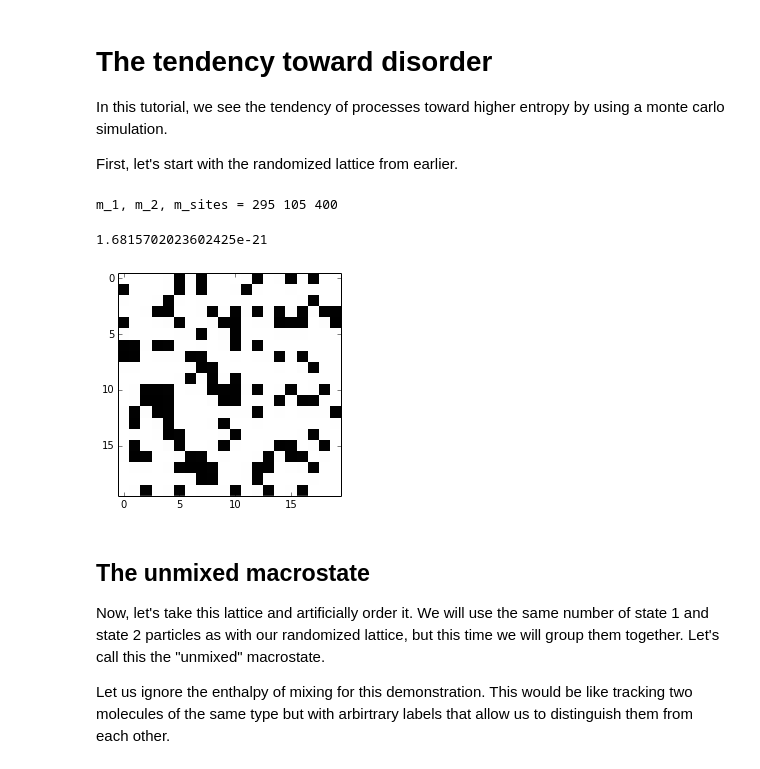
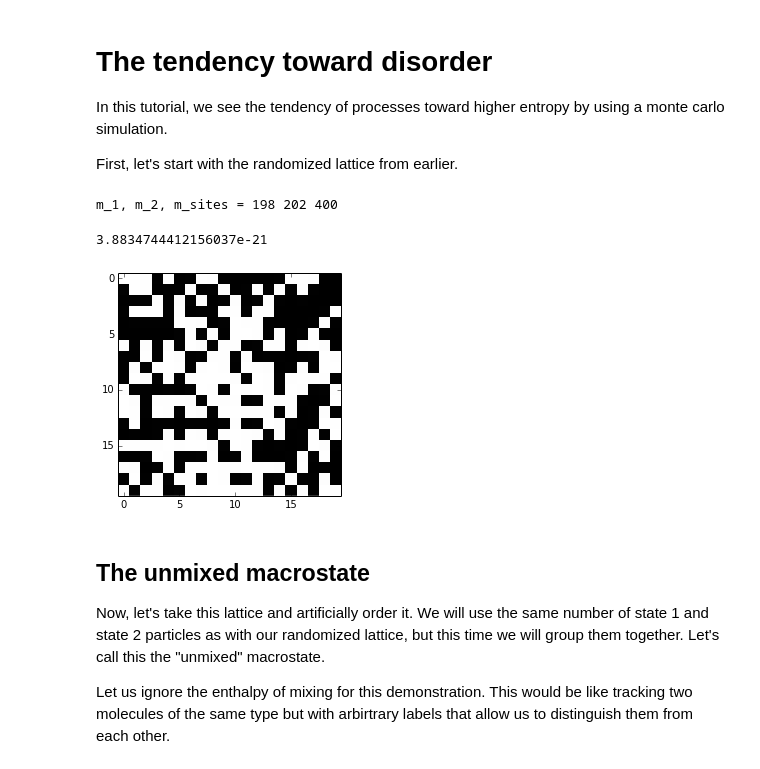
Before and after one commit to Intertangler/tutorials, a Jupyter notebook: 003_regular_solutions_tendency_towards_disorder.ipynb, the cells around one changed output. Saved outputs shown, nothing was run; the diff lists cells and outputs as text; code cells hidden in the pictures.

```diff
--- a/003_regular_solutions_tendency_towards_disorder.ipynb
+++ b/003_regular_solutions_tendency_towards_disorder.ipynb
@@ -6,36 +6,37 @@ First, let's start with the randomized lattice from earlier.
 # %%
 %matplotlib inline
 from __future__ import division
 import numpy as np
 import matplotlib.pyplot as plt
 from random import random
 
 lattice_width = 20
 lattice_height = 20
 m_sites = lattice_width*lattice_height
 lattice = np.zeros((lattice_height,lattice_width))
+m1_to_m2_ratio = 0.5
 
 m_1 = 0
 m_2 = 0
 
 for i in range(0,lattice_height):
     for j in range(0,lattice_width):
         random_number = random()
-        if random_number > 0.25:
+        if random_number > m1_to_m2_ratio:
             lattice[i,j] = 1
             m_1 += 1
         else:
             lattice[i,j] = 2
             m_2 += 1
 print 'm_1, m_2, m_sites =', m_1, m_2, m_sites
 plt.imshow(lattice,cmap="Greys",interpolation='None')
 k_boltzmann = 1.38064852e-23 #m2 kg s-2 K-1
 S_m = -1*k_boltzmann*(m_1*np.log(m_1/m_sites)+m_2*np.log(m_1/m_sites))
 S_m
 # %% [output]
-m_1, m_2, m_sites = 295 105 400
+m_1, m_2, m_sites = 198 202 400
-1.6815702023602425e-21
+3.8834744412156037e-21
-[figure, old version]
+[figure, new version]
 # %% [markdown]
 ## The unmixed macrostate
 Now, let's take this lattice and artificially order it. We will use the same number of state 1 and state 2 particles as with our randomized lattice, but this time we will group them together. Let's call this the "unmixed" macrostate.
```
Also changed, not shown: parts of 13 cells of this notebook.
